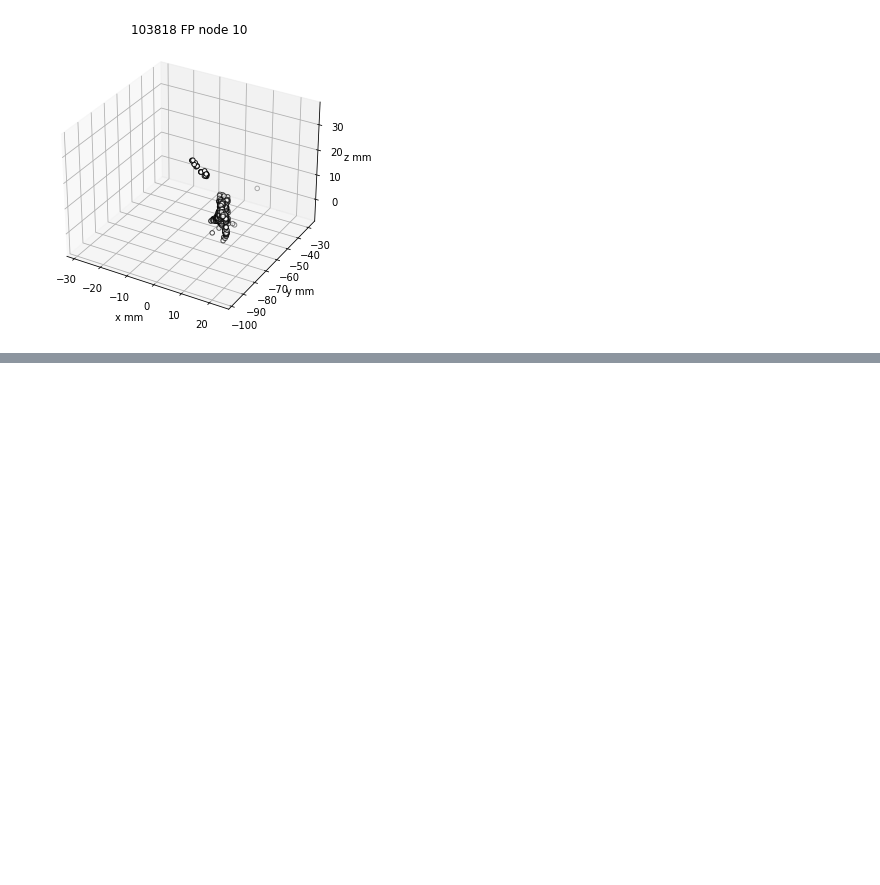
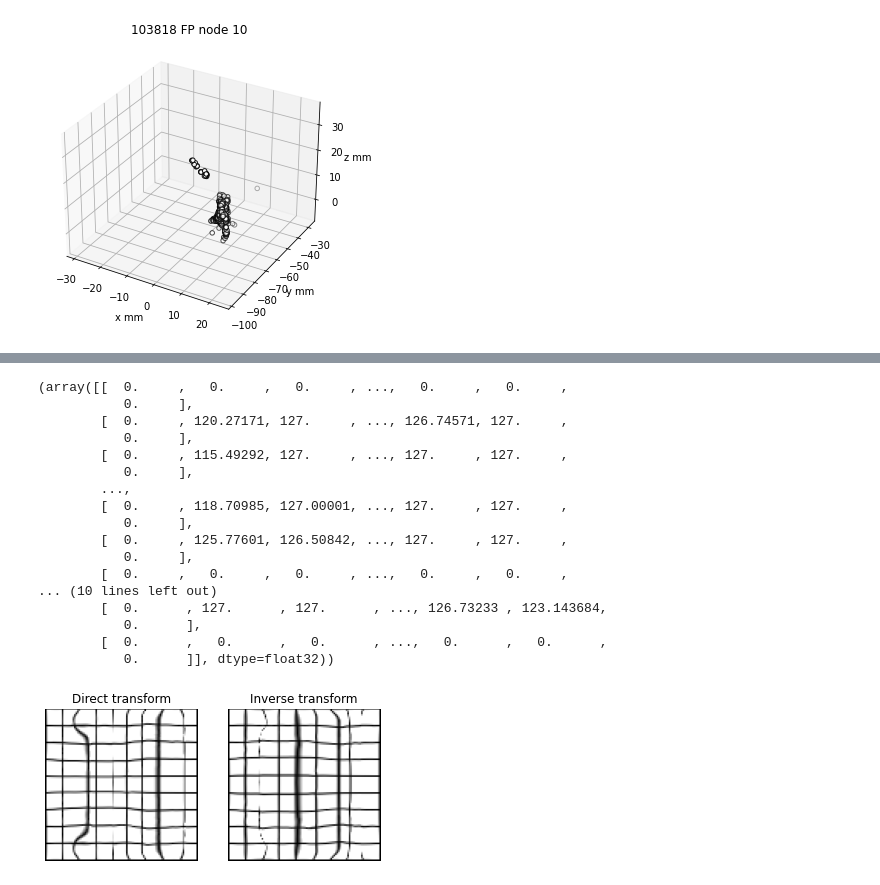
Before and after one commit to bloomdt-uw/dtw, a Jupyter notebook: dtw_test_retest_reliability.ipynb, the cells around one changed output, grey strips where cells are left out. Cells and saved outputs as stored; diff of their text form; code cells hidden in the pictures; blank space fills up the shorter version.

```diff
--- a/dtw_test_retest_reliability.ipynb
+++ b/dtw_test_retest_reliability.ipynb
@@ -1051,0 +1167,2 @@ plot_node(f'{subject} {bundle_name}', warped_fgarray, 10)
+# %%
+dim = static.ndim
@@ -1051,0 +1173,4 @@ plot_node(f'{subject} {bundle_name}', warped_fgarray, 10)
+# %%
+r = 4
+
+metric = CCMetric(dim, radius=r)
@@ -1051,0 +1189,21 @@ plot_node(f'{subject} {bundle_name}', warped_fgarray, 10)
+# %%
+regtools.plot_2d_diffeomorphic_map(mapping, 10)
+# %% [output]
+(array([[  0.     ,   0.     ,   0.     , ...,   0.     ,   0.     ,
+           0.     ],
+        [  0.     , 120.27171, 127.     , ..., 126.74571, 127.     ,
+           0.     ],
+        [  0.     , 115.49292, 127.     , ..., 127.     , 127.     ,
+           0.     ],
+        ...,
+        [  0.     , 118.70985, 127.00001, ..., 127.     , 127.     ,
+           0.     ],
+        [  0.     , 125.77601, 126.50842, ..., 127.     , 127.     ,
+           0.     ],
+        [  0.     ,   0.     ,   0.     , ...,   0.     ,   0.     ,
+... (10 lines left out)
+        [  0.      , 127.      , 127.      , ..., 126.73233 , 123.143684,
+           0.      ],
+        [  0.      ,   0.      ,   0.      , ...,   0.      ,   0.      ,
+           0.      ]], dtype=float32))
+[figure, added]
```
Also changed, not shown: parts of 28 cells of this notebook, 5 other files.
